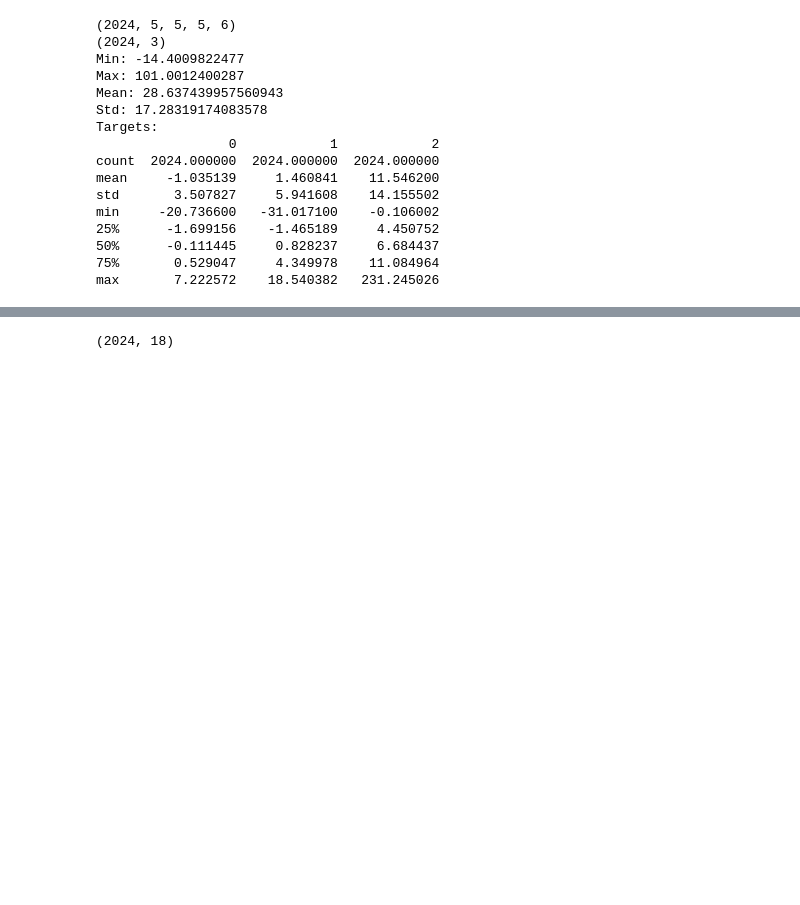
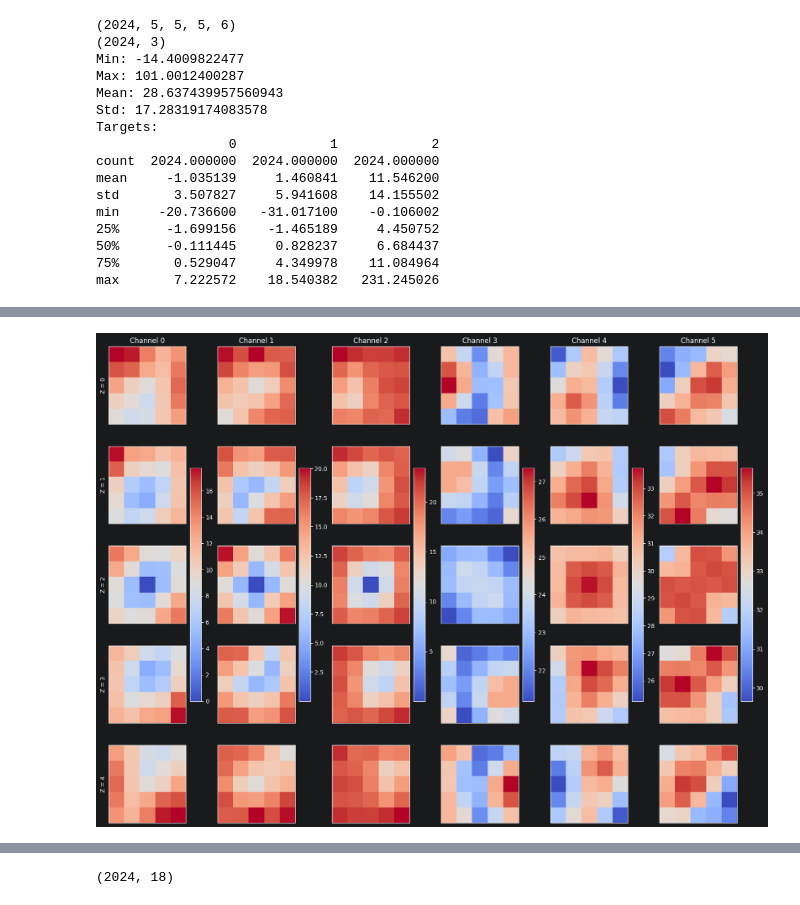
Before and after one commit to koljaPl/ml-problems, a Jupyter notebook: training/ioai/Lost_in_Hyperspace/main.ipynb, the cells around one changed output, grey strips where cells are left out. Drawn from its saved outputs; the diff is of its cells as text; code cells hidden in the pictures; blank space fills up the shorter version.

Commit message:
Added some visualization and updated features to score 1.97

```diff
--- a/training/ioai/Lost_in_Hyperspace/main.ipynb
+++ b/training/ioai/Lost_in_Hyperspace/main.ipynb
@@ -155,18 +87,0 @@ top vs bottom
-# %%
-cube = X_train[0]
-
-left = cube[0, :, :, :]
-right = cube[-1, :, :, :]
-
-for channel in range(6):
-    a = left[:, :, channel].ravel()
-    b = right[:, :, channel].ravel()
-
-    corr = np.corrcoef(a, b)[0, 1]
-    mae = np.mean(np.abs(a - b))
-
-    print(
-        f"Channel {channel}: "
-        f"Correlation = {corr:.4f}, "
-        f"MAE = {mae:.4f}"
-    )
@@ -212,0 +88,45 @@ Channel 5: Median correlation = -0.1466
+# %%
+def visualize_cube(cube):
+    fig, axes = plt.subplots(
+        5, 6,
+        figsize=(16, 12),
+        constrained_layout=True
+    )
+
+    for channel in range(6):
+        values = cube[:, :, :, channel]
+
+        vmin = values.min()
+        vmax = values.max()
+
+        for z in range(5):
+            ax = axes[z, channel]
+
+            im = ax.imshow(
+                cube[:, :, z, channel],
+                cmap="coolwarm",
+                vmin=vmin,
+                vmax=vmax,
+                origin="lower"
+            )
+
+            if z == 0:
+                ax.set_title(f"Channel {channel}")
+
+            if channel == 0:
+                ax.set_ylabel(f"Z = {z}")
+
+            ax.set_xticks([])
+            ax.set_yticks([])
+
+        fig.colorbar(
+            im,
+            ax=axes[:, channel],
+            shrink=0.7
+        )
+
+    plt.show()
+
+visualize_cube(X_train[0])
+# %% [output]
+[figure, added]
```
Also changed, not shown: parts of 10 cells of this notebook.
